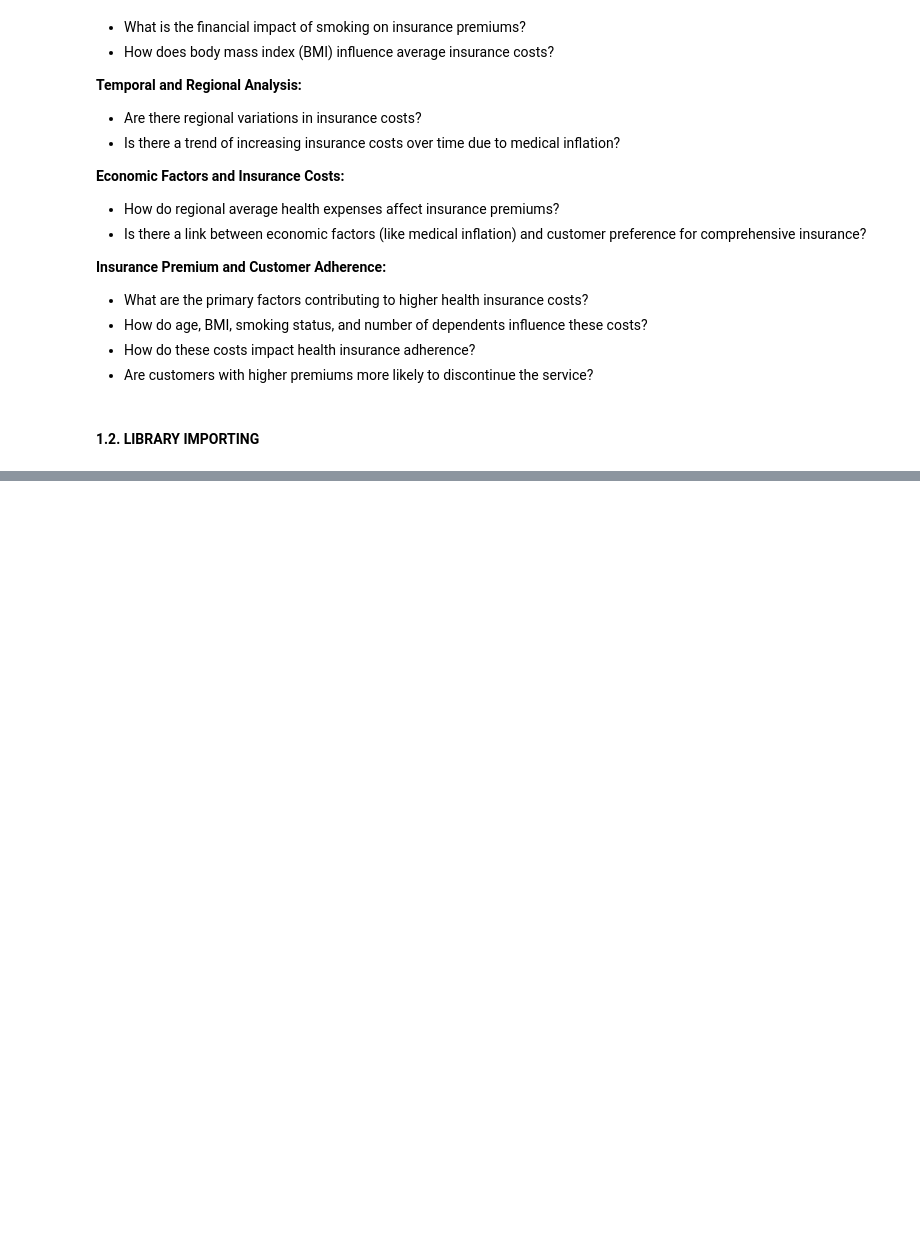
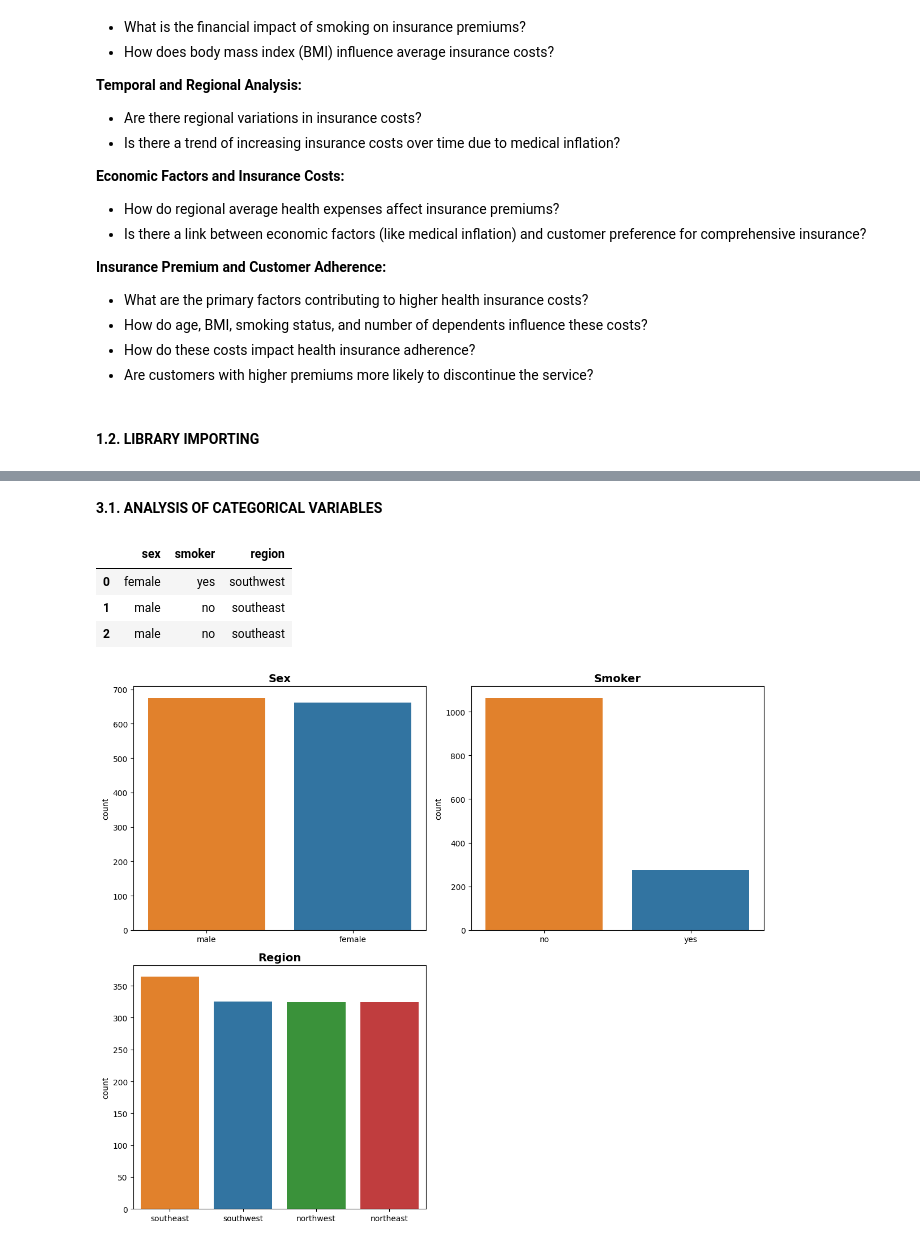
Before and after one commit to jenuzho/MEDICAL-INSURANCE-linear-regression, a Jupyter notebook: src/explore.ipynb, the cells around one changed output, grey strips where cells are left out. Saved outputs shown, nothing was run; the diff lists cells and outputs as text; code cells hidden in the pictures; blank space fills up the shorter version.

```diff
--- a/src/explore.ipynb
+++ b/src/explore.ipynb
@@ -87,0 +230,13 @@ ModuleNotFoundError: No module named 'matplotlib'
+# %%
+# ELIMINATE DUPLICATES
+
+initial_row_count = insurance.shape[0]
+
+num_duplicates = insurance.duplicated().sum()
+print(f"Number of duplicate rows: {num_duplicates}")
+
+if num_duplicates > 0:
+    insurance = insurance.drop_duplicates()
+    print(f"Duplicate rows have been removed. Row count reduced from {initial_row_count} to {insurance.shape[0]}.")
+else:
+    print("No duplicate rows found.")
@@ -87,0 +259,43 @@ ModuleNotFoundError: No module named 'matplotlib'
+# %% [markdown]
+**3.1. ANALYSIS OF CATEGORICAL VARIABLES**
+# %%
+# Split the original dataframe by numerical and categorical values
+
+num = ['int64', 'float64']
+cat = ['O']
+
+insurance_numerical = insurance.select_dtypes(num)
+insurance_categorical = insurance.select_dtypes(cat)
+# %%
+insurance_categorical.head(3)
+# %% [output]
+|  | sex | smoker | region |
+| 0 | female | yes | southwest |
+| 1 | male | no | southeast |
+| 2 | male | no | southeast |
+# %%
+fig, ax = plt.subplots(2, 2, figsize=(12, 10))
+
+# Plot for 'sex'
+sns.countplot(ax=ax[0, 0], data=insurance_categorical, x='sex', order=insurance_categorical['sex'].value_counts().index, hue='sex')
+ax[0, 0].set_title("Sex", fontsize=14, fontweight='bold')
+ax[0, 0].set_xlabel(None)
+
+# Plot for 'smoker'
+sns.countplot(ax=ax[0, 1], data=insurance_categorical, x='smoker', order=insurance_categorical['smoker'].value_counts().index, hue='smoker')
+ax[0, 1].set_title("Smoker", fontsize=14, fontweight='bold')
+ax[0, 1].set_xlabel(None)
+
+# Plot for 'region'
+sns.countplot(ax=ax[1, 0], data=insurance_categorical, x='region', order=insurance_categorical['region'].value_counts().index, hue='region')
+ax[1, 0].set_title("Region", fontsize=14, fontweight='bold')
+ax[1, 0].set_xlabel(None)
+
+# Remove the empty subplot (bottom-right)
+fig.delaxes(ax[1, 1])
+
+
+plt.tight_layout()
+plt.show()
+# %% [output]
+[figure, added]
```
Also changed, not shown: parts of 80 cells of this notebook, 29 other files.
